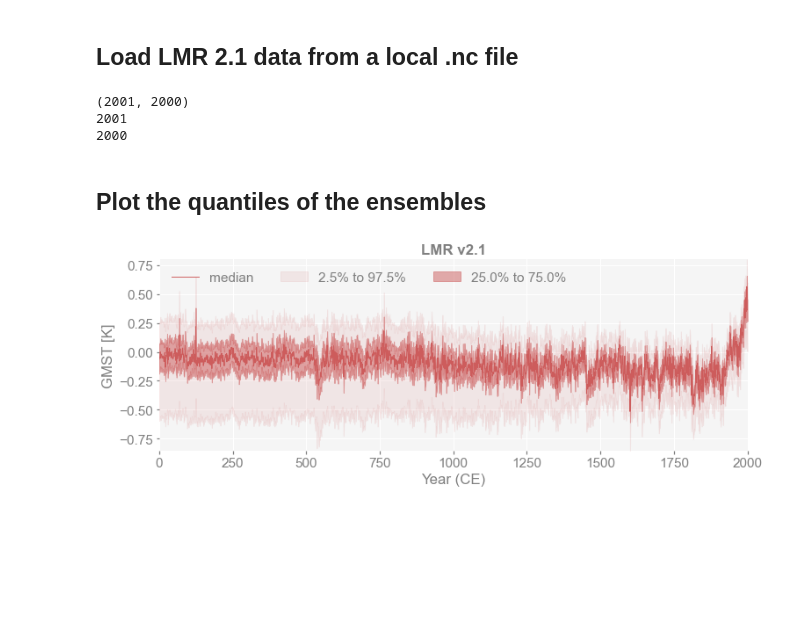
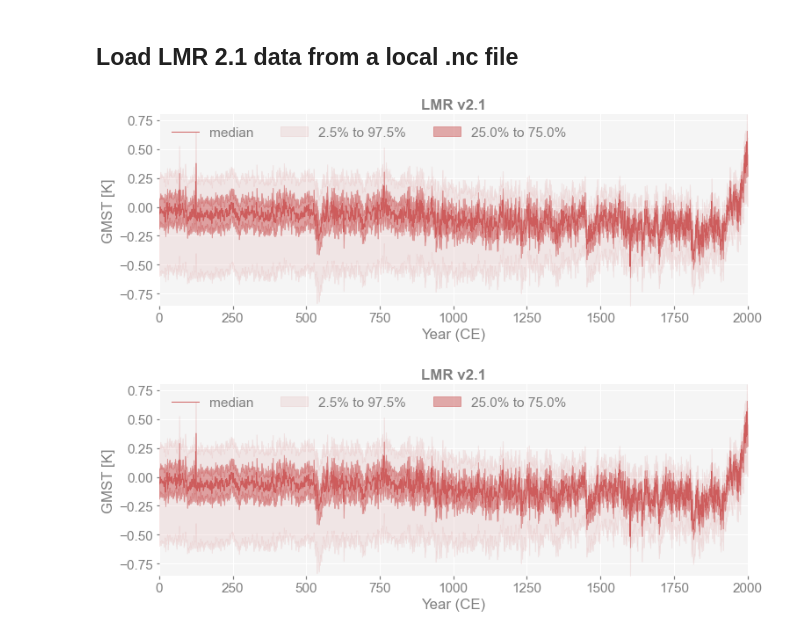
Before and after one commit to LinkedEarth/pens, a Jupyter notebook: docsrc/notebooks/spectra.ipynb, the cells around one changed output. Cells and saved outputs as stored; diff of their text form; code cells hidden in the pictures; blank space fills up the shorter version.

```diff
--- a/docsrc/notebooks/spectra.ipynb
+++ b/docsrc/notebooks/spectra.ipynb
@@ -11,15 +8,9 @@ The autoreload extension is already loaded. To reload it, use:
 # %% [markdown]
 ## Load LMR 2.1 data from a local .nc file
 # %%
-# Load LMR global-mean data
-ens = pens.EnsembleTS().load_nc('./data/gmt_MCruns_ensemble_full_LMRv2.1.nc', var='gmt')
-print(ens.value.shape)
-print(ens.nt)
-print(ens.nEns)
+folder = '/Users/julieneg/Documents/Science/Research/LastMillenniumReanalysis/data/LMRv2.1/'
+ens = pens.EnsembleTS().load_nc(folder + 'gmt_MCruns_ensemble_full_LMRv2.1.nc', var='gmt')
+fig, ax = ens.plot_qs(ylabel='GMST [K]', title='LMR v2.1')
 # %% [output]
-(2001, 2000)
-2001
-2000
+[figure, added]
-# %% [markdown]
-## Plot the quantiles of the ensembles
 # %%
```
Also changed, not shown: parts of 18 cells of this notebook, 1 other file.
